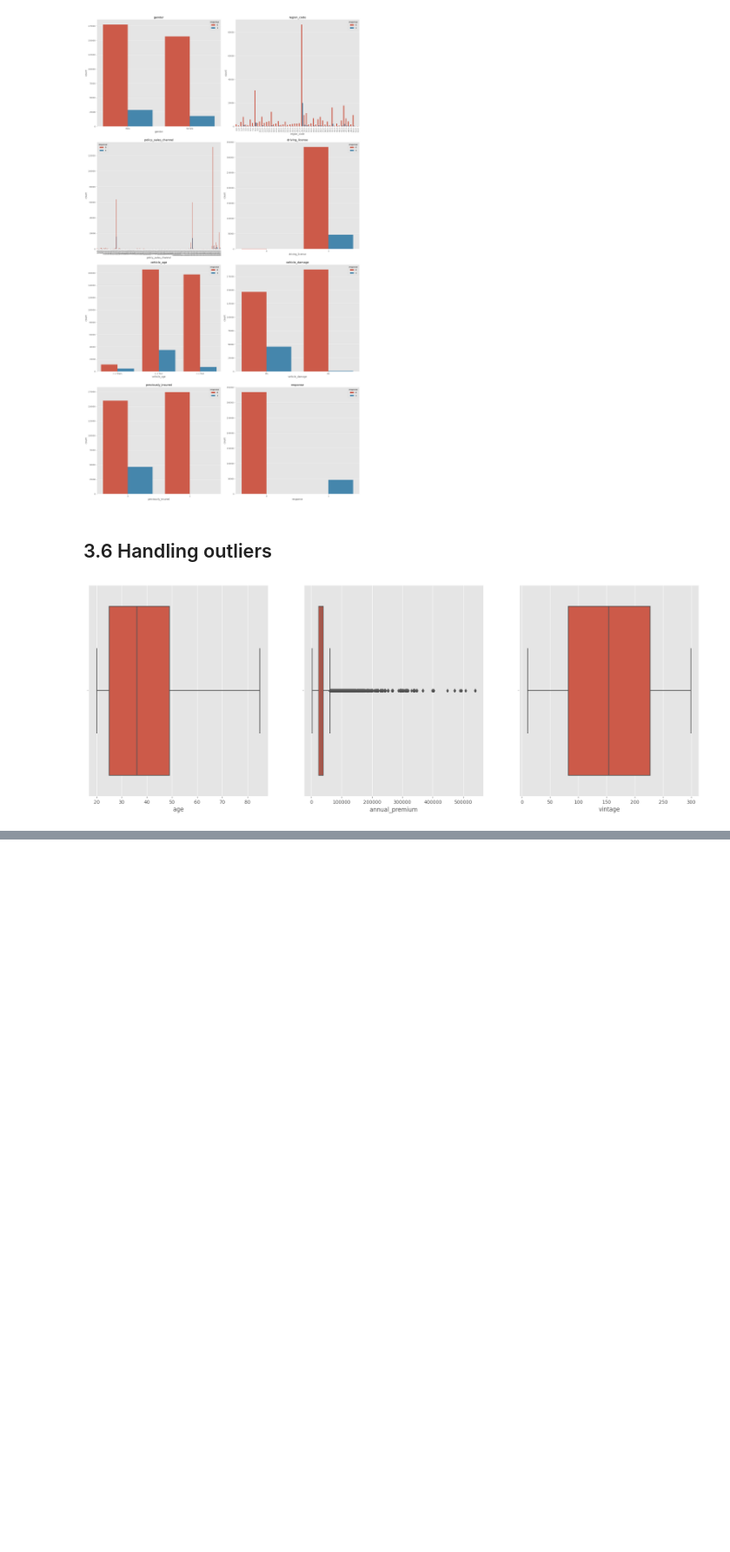
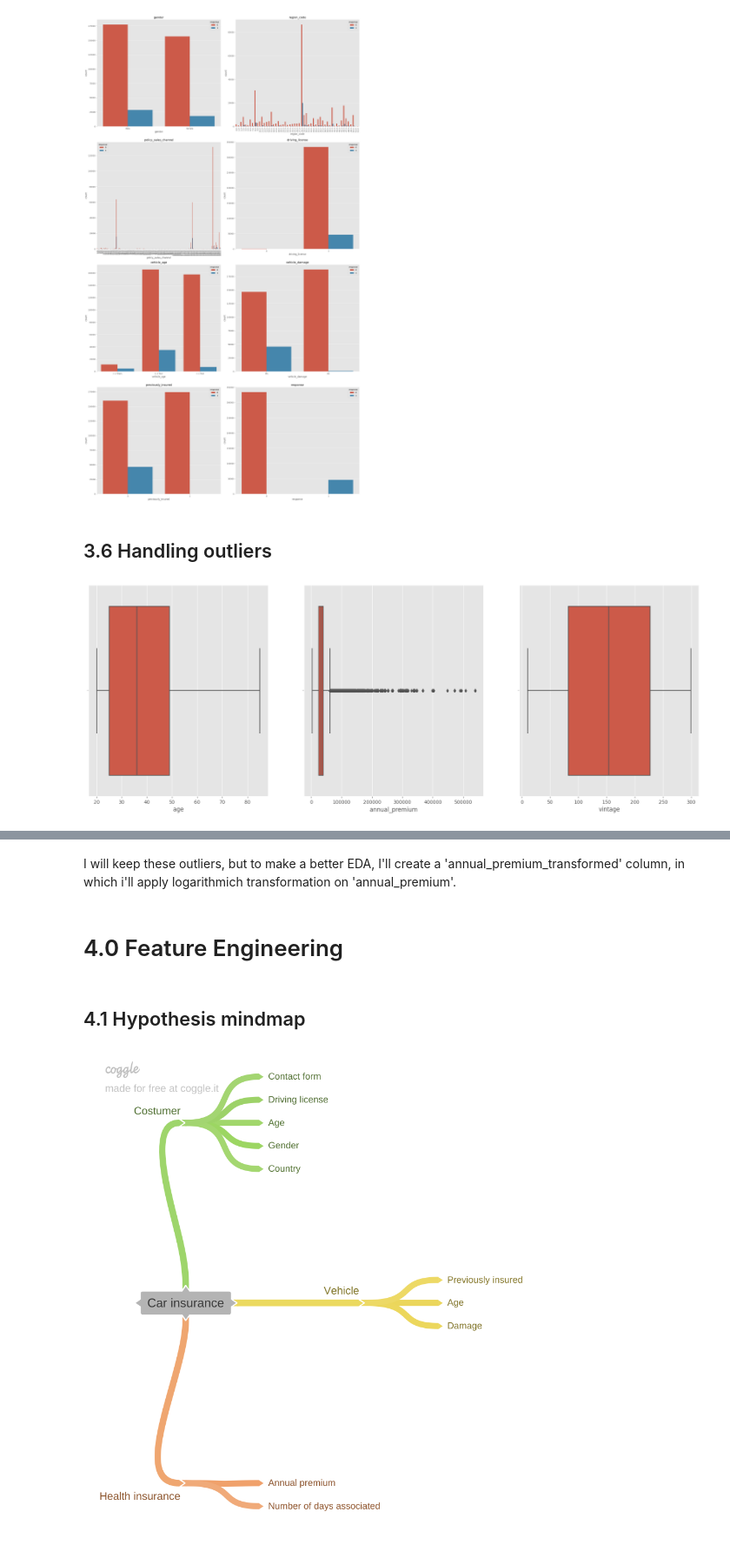
Before and after one commit to AllanCasado/health-insurance-cross-sell, a Jupyter notebook: notebooks/health_insurance_cross_sell.ipynb, the cells around one changed output, grey strips where cells are left out. Shown at 87% size. Saved outputs shown, nothing was run; the diff lists cells and outputs as text; code cells hidden in the pictures; blank space fills up the shorter version.

Commit message:
outlier understanding and hypothesis mindmap done

```diff
--- a/notebooks/health_insurance_cross_sell.ipynb
+++ b/notebooks/health_insurance_cross_sell.ipynb
@@ -287,0 +295,2 @@ Visually, we can see that we have outliers in 'annual_premium'. First, let's und
+# %% [markdown]
+I will keep these outliers, but to make a better EDA, I'll create a 'annual_premium_transformed' column, in which i'll apply logarithmich transformation on 'annual_premium'.
@@ -287,0 +299,8 @@ Visually, we can see that we have outliers in 'annual_premium'. First, let's und
+# %% [markdown]
+# 4.0 Feature Engineering
+# %% [markdown]
+## 4.1 Hypothesis mindmap
+# %%
+Image('../imgs/hypothesis_mindmap.png')
+# %% [output]
+[figure, added]
```
Also changed, not shown: parts of 3 cells of this notebook, 1 other file.
